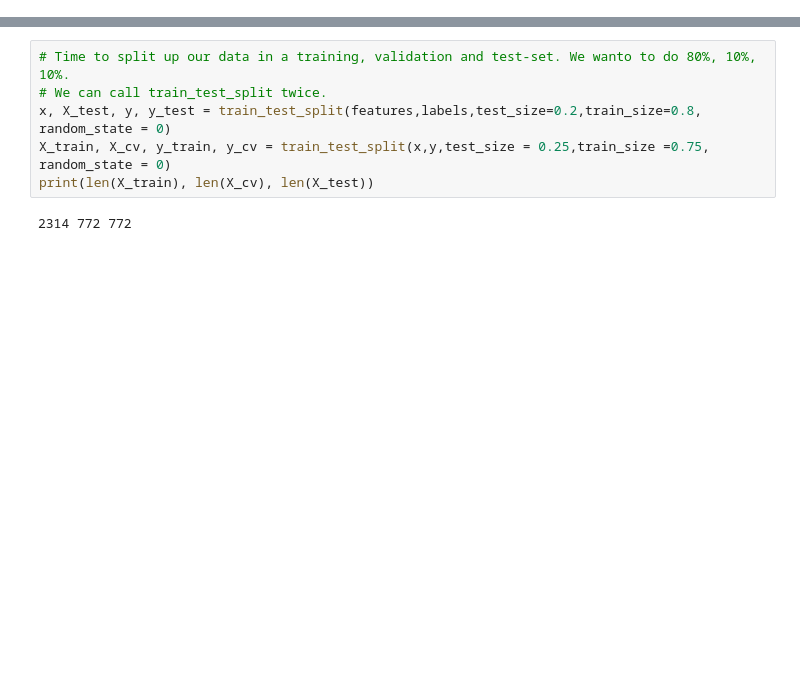
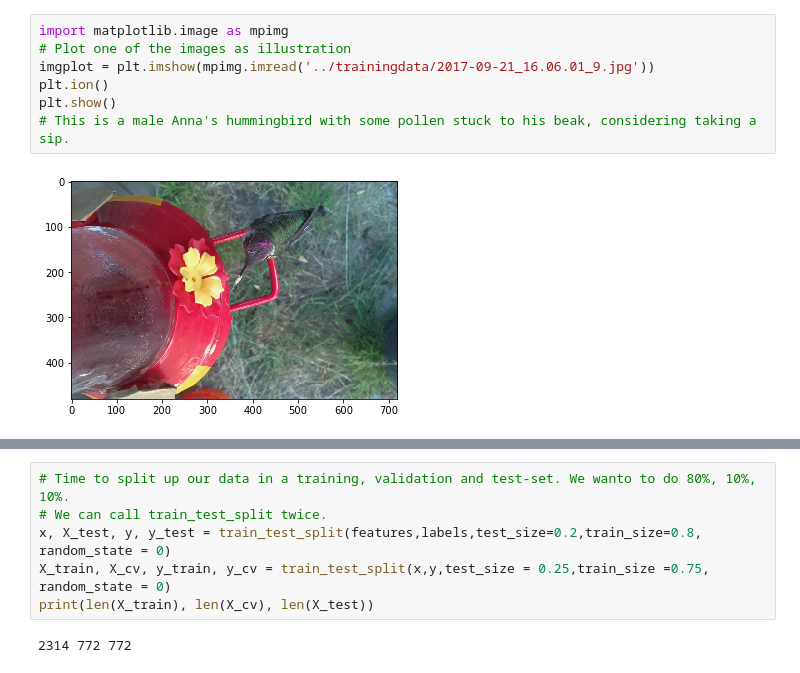
Before and after one commit to Freija/birdometer-ml, a Jupyter notebook: code/Birdometer.ipynb, the cells around one changed output, grey strips where cells are left out. Cells and saved outputs as stored; diff of their text form; blank space fills up the shorter version.

Commit message:
Add documentation and plot a few images

```diff
--- a/code/Birdometer.ipynb
+++ b/code/Birdometer.ipynb
@@ -0,0 +13,9 @@
+# %%
+import matplotlib.image as mpimg
+# Plot one of the images as illustration
+imgplot = plt.imshow(mpimg.imread('../trainingdata/2017-09-21_16.06.01_9.jpg'))
+plt.ion()
+plt.show()
+# This is a male Anna's hummingbird with some pollen stuck to his beak, considering taking a sip.
+# %% [output]
+[figure, added]
```
Also changed, not shown: parts of 21 cells of this notebook.
